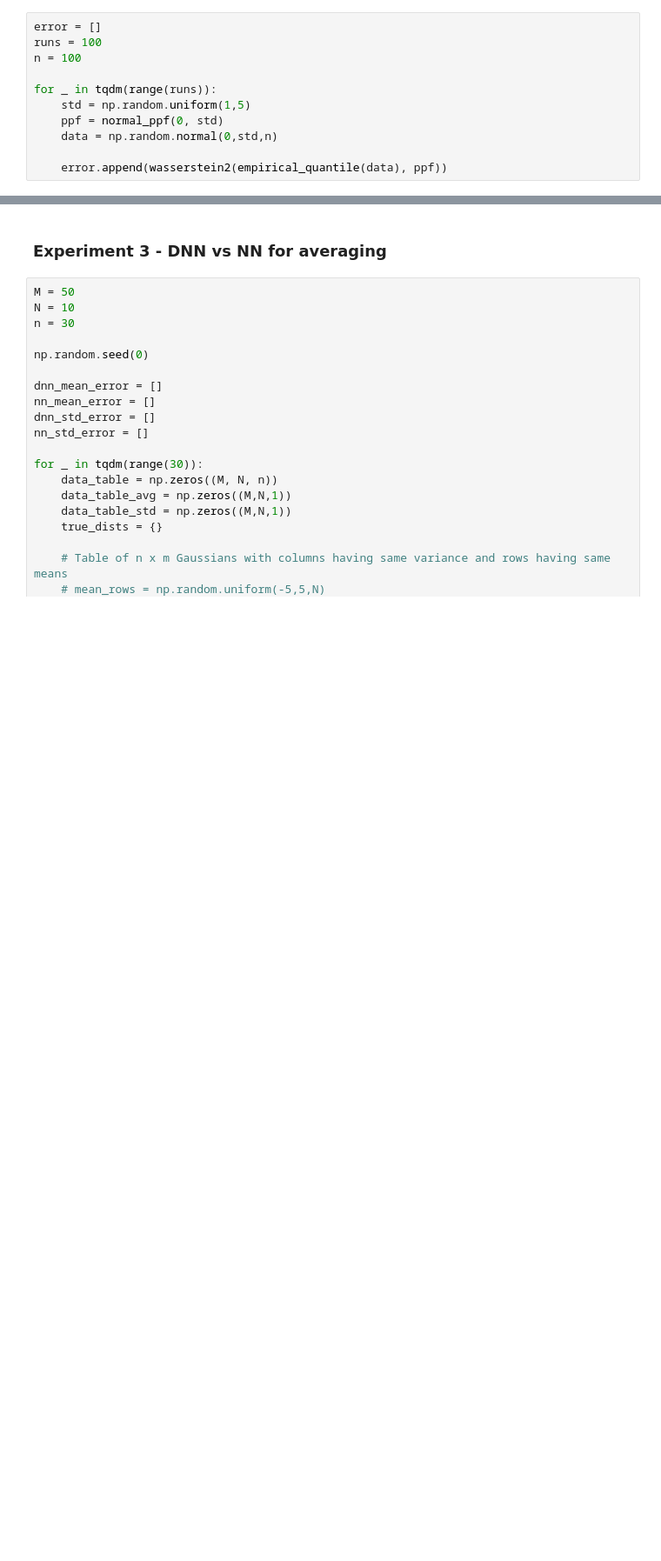
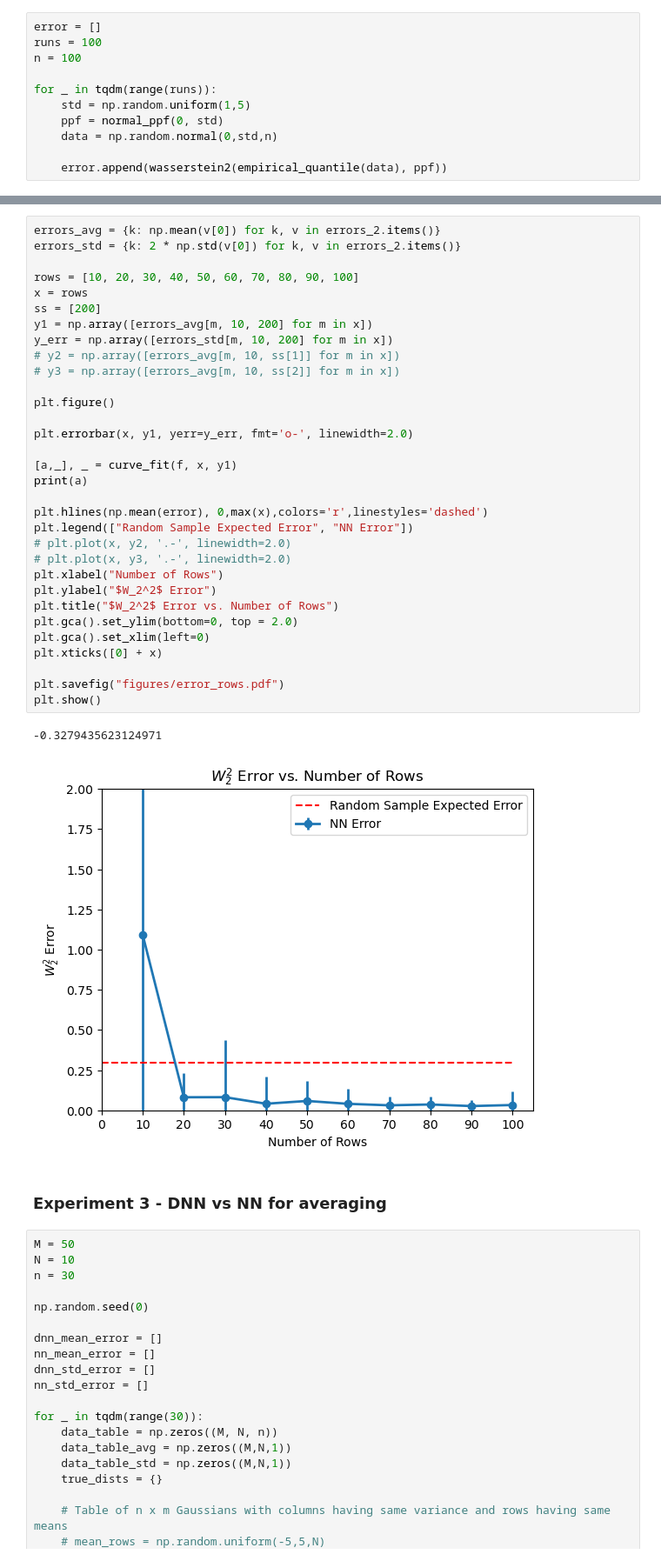
Before and after one commit to jacobf18/Dist-NN, a Jupyter notebook: nearest_neighbors.ipynb, the cells around one changed output, grey strips where cells are left out. Shown at 87% size. Cells and saved outputs as stored; diff of their text form; blank space fills up the shorter version.

```diff
--- a/nearest_neighbors.ipynb
+++ b/nearest_neighbors.ipynb
@@ -572,3 +578,38 @@ np.mean(error), np.std(error)
+# %%
+errors_avg = {k: np.mean(v[0]) for k, v in errors_2.items()}
+errors_std = {k: 2 * np.std(v[0]) for k, v in errors_2.items()}
+
+rows = [10, 20, 30, 40, 50, 60, 70, 80, 90, 100]
+x = rows
+ss = [200]
+y1 = np.array([errors_avg[m, 10, 200] for m in x])
+y_err = np.array([errors_std[m, 10, 200] for m in x])
+# y2 = np.array([errors_avg[m, 10, ss[1]] for m in x])
+# y3 = np.array([errors_avg[m, 10, ss[2]] for m in x])
+
+plt.figure()
+
+plt.errorbar(x, y1, yerr=y_err, fmt='o-', linewidth=2.0)
+
+[a,_], _ = curve_fit(f, x, y1)
+print(a)
+
+plt.hlines(np.mean(error), 0,max(x),colors='r',linestyles='dashed')
+plt.legend(["Random Sample Expected Error", "NN Error"])
+# plt.plot(x, y2, '.-', linewidth=2.0)
+# plt.plot(x, y3, '.-', linewidth=2.0)
+plt.xlabel("Number of Rows")
+plt.ylabel("$W_2^2$ Error")
+plt.title("$W_2^2$ Error vs. Number of Rows")
+plt.gca().set_ylim(bottom=0, top = 2.0)
+plt.gca().set_xlim(left=0)
+plt.xticks([0] + x)
+
+plt.savefig("figures/error_rows.pdf")
+plt.show()
+# %% [output]
+-0.3279435623124971
+[figure, added]
 # %% [markdown]
 ### Experiment 3 - DNN vs NN for averaging
 # %%
```
Also changed, not shown: parts of 13 cells of this notebook, 1 other file.
